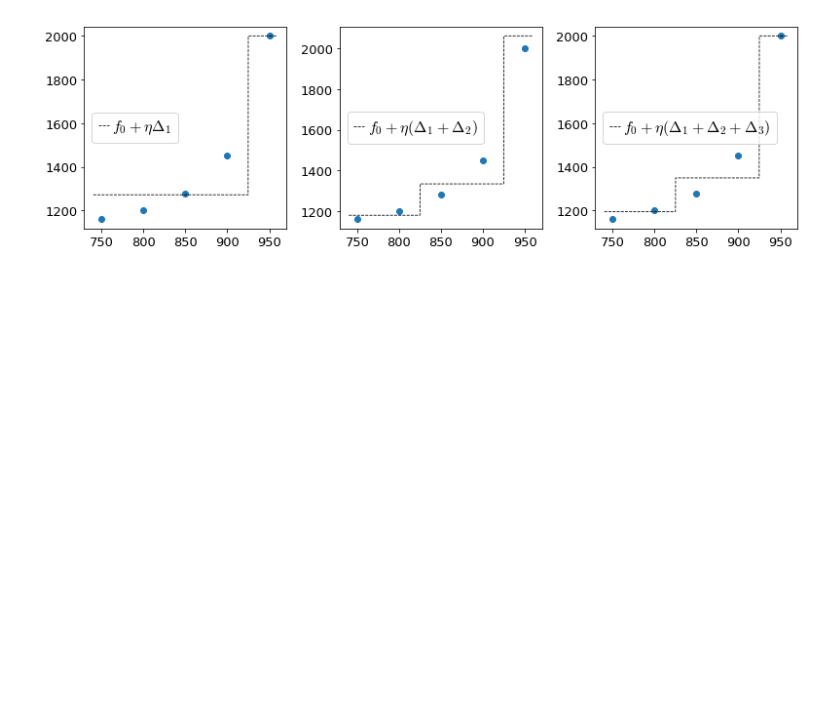
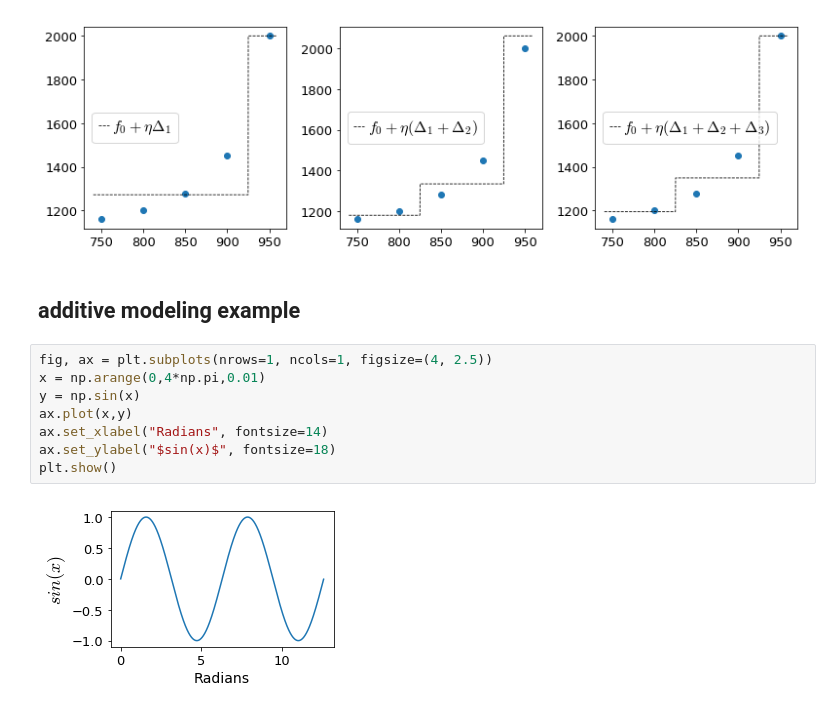
Before and after one commit to parrt/ml-articles, a Jupyter notebook: gradient-boosting/notebooks/dev-mse.ipynb, the cells around one changed output. Drawn from its saved outputs; the diff is of its cells as text; blank space fills up the shorter version.

```diff
--- a/gradient-boosting/notebooks/dev-mse.ipynb
+++ b/gradient-boosting/notebooks/dev-mse.ipynb
@@ -235,3 +235,15 @@ plt.savefig('/tmp/u.svg')
 plt.show()
 # %% [output]
 [figure]
+# %% [markdown]
+## additive modeling example
+# %%
+fig, ax = plt.subplots(nrows=1, ncols=1, figsize=(4, 2.5))
+x = np.arange(0,4*np.pi,0.01)
+y = np.sin(x)
+ax.plot(x,y)
+ax.set_xlabel("Radians", fontsize=14)
+ax.set_ylabel("$sin(x)$", fontsize=18)
+plt.show()
+# %% [output]
+[figure, added]
```
Also changed, not shown: parts of 4 cells of this notebook, 2 other files.
